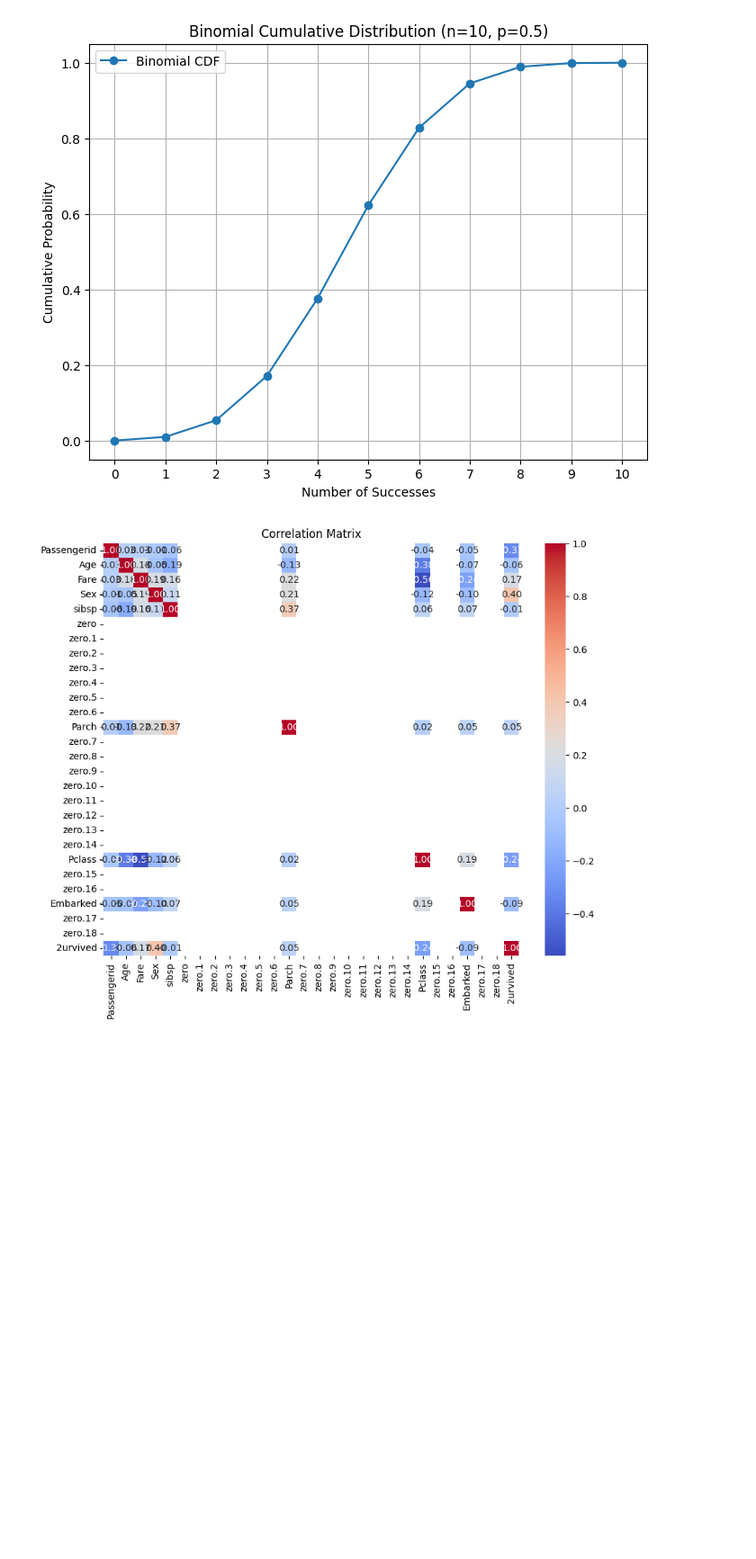
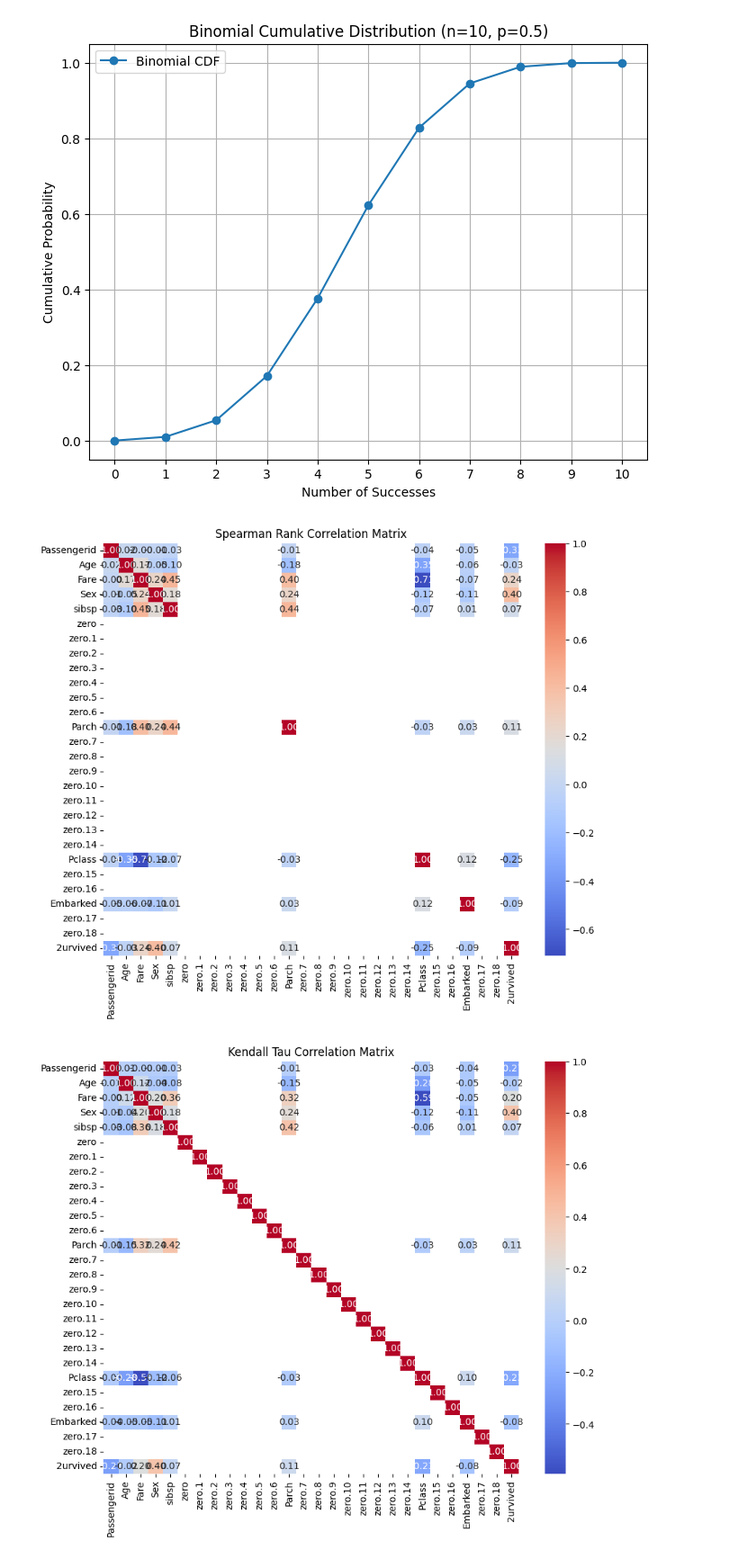
Before and after one commit to BhagyaSri-1806/DataAnalyst, a Jupyter notebook: DAY_07.ipynb, the cells around one changed output. Shown at 90% size. Drawn from its saved outputs; the diff is of its cells as text; code cells hidden in the pictures; blank space fills up the shorter version.

```diff
--- a/DAY_07.ipynb
+++ b/DAY_07.ipynb
@@ -192,16 +192,31 @@ plt.show()
 [figure]
 [figure]
 # %%
-# prompt: give command for Drawing  correlation matrix
 
+
+import pandas as pd
 import matplotlib.pyplot as plt
 import seaborn as sns
 
-# Assuming 'data' DataFrame is already loaded as in the provided code
+# Assuming 'data' DataFrame is already loaded as in the previous example
 
+# Calculate the correlation matrix using Spearman rank correlation
+correlation_matrix_spearman = data.corr(method='spearman')
+
+# Create the heatmap
 plt.figure(figsize=(10, 8))
-sns.heatmap(data.corr(), annot=True, cmap='coolwarm', fmt=".2f")
-plt.title('Correlation Matrix')
+sns.heatmap(correlation_matrix_spearman, annot=True, cmap='coolwarm', fmt=".2f")
+plt.title('Spearman Rank Correlation Matrix')
 plt.show()
+
+# Calculate the correlation matrix using Kendall Tau correlation
+correlation_matrix_kendall = data.corr(method='kendall')
+
+# Create the heatmap
+plt.figure(figsize=(10, 8))
+sns.heatmap(correlation_matrix_kendall, annot=True, cmap='coolwarm', fmt=".2f")
+plt.title('Kendall Tau Correlation Matrix')
+plt.show()
 # %% [output]
-[figure, old version]
+[figure, new version]
+[figure, added]
```
